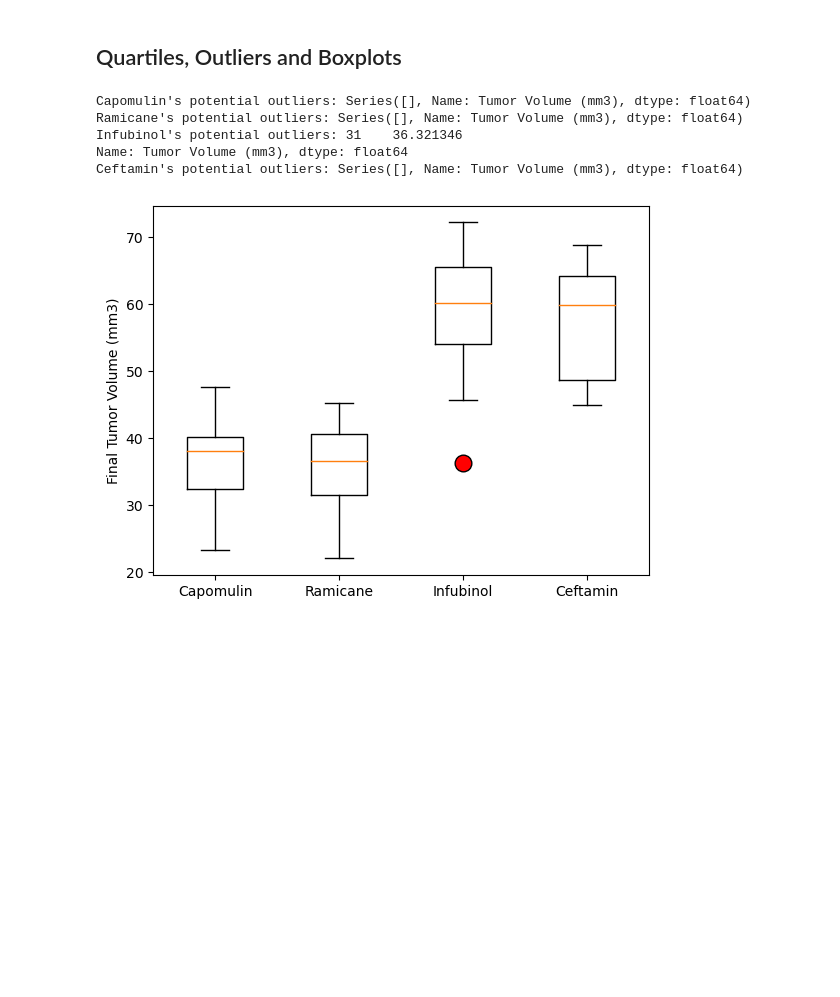
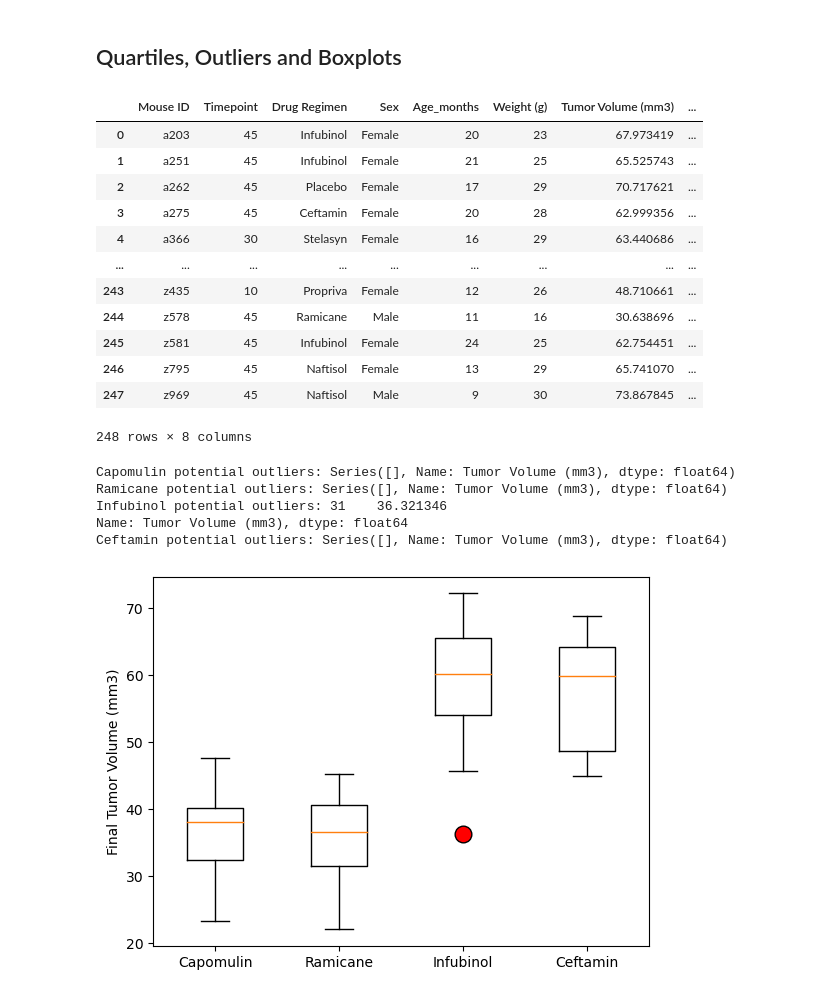
Before and after one commit to Seif-Ma/Data_visualization, a Jupyter notebook: Pymaceuticals/pymaceuticals.ipynb, the cells around one changed output. Cells and saved outputs as stored; diff of their text form; code cells hidden in the pictures; blank space fills up the shorter version.

```diff
--- a/Pymaceuticals/pymaceuticals.ipynb
+++ b/Pymaceuticals/pymaceuticals.ipynb
@@ -186,36 +190,58 @@ plt.show()
 # %%
 # Calculate the final tumor volume of each mouse across four of the treatment regimens:
 # Capomulin, Ramicane, Infubinol, and Ceftamin
-Capomulin_df = clean_df.loc[clean_df["Drug Regimen"] == "Capomulin", :]
-Ramicane_df = clean_df.loc[clean_df["Drug Regimen"] == "Ramicane", :]
-Infubinol_df = clean_df.loc[clean_df["Drug Regimen"] == "Infubinol", :]
-Ceftamin_df = clean_df.loc[clean_df["Drug Regimen"] == "Ceftamin", :]
+
 # Start by getting the last (greatest) timepoint for each mouse
-
+greatest_timepoint = clean_df.groupby(["Mouse ID"])["Timepoint"].max()
 
 # Merge this group df with the original DataFrame to get the tumor volume at the last timepoint
+last_imepoint = pd.merge(greatest_timepoint, clean_df, on = ["Mouse ID", "Timepoint"], how = "left")
+last_imepoint
+# %% [output]
+|  | Mouse ID | Timepoint | Drug Regimen | Sex | Age_months | Weight (g) | Tumor Volume (mm3) | ... |
+| 0 | a203 | 45 | Infubinol | Female | 20 | 23 | 67.973419 | ... |
+| 1 | a251 | 45 | Infubinol | Female | 21 | 25 | 65.525743 | ... |
+| 2 | a262 | 45 | Placebo | Female | 17 | 29 | 70.717621 | ... |
+| 3 | a275 | 45 | Ceftamin | Female | 20 | 28 | 62.999356 | ... |
+| 4 | a366 | 30 | Stelasyn | Female | 16 | 29 | 63.440686 | ... |
+| ... | ... | ... | ... | ... | ... | ... | ... | ... |
+| 243 | z435 | 10 | Propriva | Female | 12 | 26 | 48.710661 | ... |
+| 244 | z578 | 45 | Ramicane | Male | 11 | 16 | 30.638696 | ... |
+| 245 | z581 | 45 | Infubinol | Female | 24 | 25 | 62.754451 | ... |
+| 246 | z795 | 45 | Naftisol | Female | 13 | 29 | 65.741070 | ... |
+| 247 | z969 | 45 | Naftisol | Male | 9 | 30 | 73.867845 | ... |
+248 rows × 8 columns
 # %%
 # Put treatments into a list for for loop (and later for plot labels)
-
+treatments = ["Capomulin", "Ramicane", "Infubinol", "Ceftamin"]
 
 # Create empty list to fill with tumor vol data (for plotting)
-
+tumor_vol_data = []
 
 # Calculate the IQR and quantitatively determine if there are any potential outliers.
+# Locate the rows which contain mice on each drug and get the tumor volumes
+# add subset
+# Determine outliers using upper and lower bounds
+for treatment in treatments:
+    regimen = last_imepoint.loc[last_imepoint["Drug Regimen"] == treatment]
+    tumor_vol = regimen["Tumor Volume (mm3)"]
+    tumor_vol_data.append(tumor_vol)
 
+for i, treatment in enumerate(treatments):
+    quartile = tumor_vol_data[i].quantile([0.25, 0.5, 0.75])
+    lowerq = quartile[0.25]
+    upperq = quartile[0.75]
+    iqr = upperq - lowerq
+    lower_bound = lowerq - (1.5 * iqr)
+    upper_bound = upperq + (1.5 * iqr)
+    outliers = tumor_vol_data[i][(tumor_vol_data[i] < lower_bound) | (tumor_vol_data[i] > upper_bound)]
 
-    # Locate the rows which contain mice on each drug and get the tumor volumes
-
-
-    # add subset
-
-
-    # Determine outliers using upper and lower bounds
+    print(f"{treatment} potential outliers: {outliers}")
 # %% [output]
-Capomulin's potential outliers: Series([], Name: Tumor Volume (mm3), dtype: float64)
-Ramicane's potential outliers: Series([], Name: Tumor Volume (mm3), dtype: float64)
-Infubinol's potential outliers: 31    36.321346
+Capomulin potential outliers: Series([], Name: Tumor Volume (mm3), dtype: float64)
+Ramicane potential outliers: Series([], Name: Tumor Volume (mm3), dtype: float64)
+Infubinol potential outliers: 31    36.321346
 Name: Tumor Volume (mm3), dtype: float64
-Ceftamin's potential outliers: Series([], Name: Tumor Volume (mm3), dtype: float64)
+Ceftamin potential outliers: Series([], Name: Tumor Volume (mm3), dtype: float64)
 # %%
 # Generate a box plot that shows the distrubution of the tumor volume for each treatment group.
```
Also changed, not shown: parts of 11 cells of this notebook.
